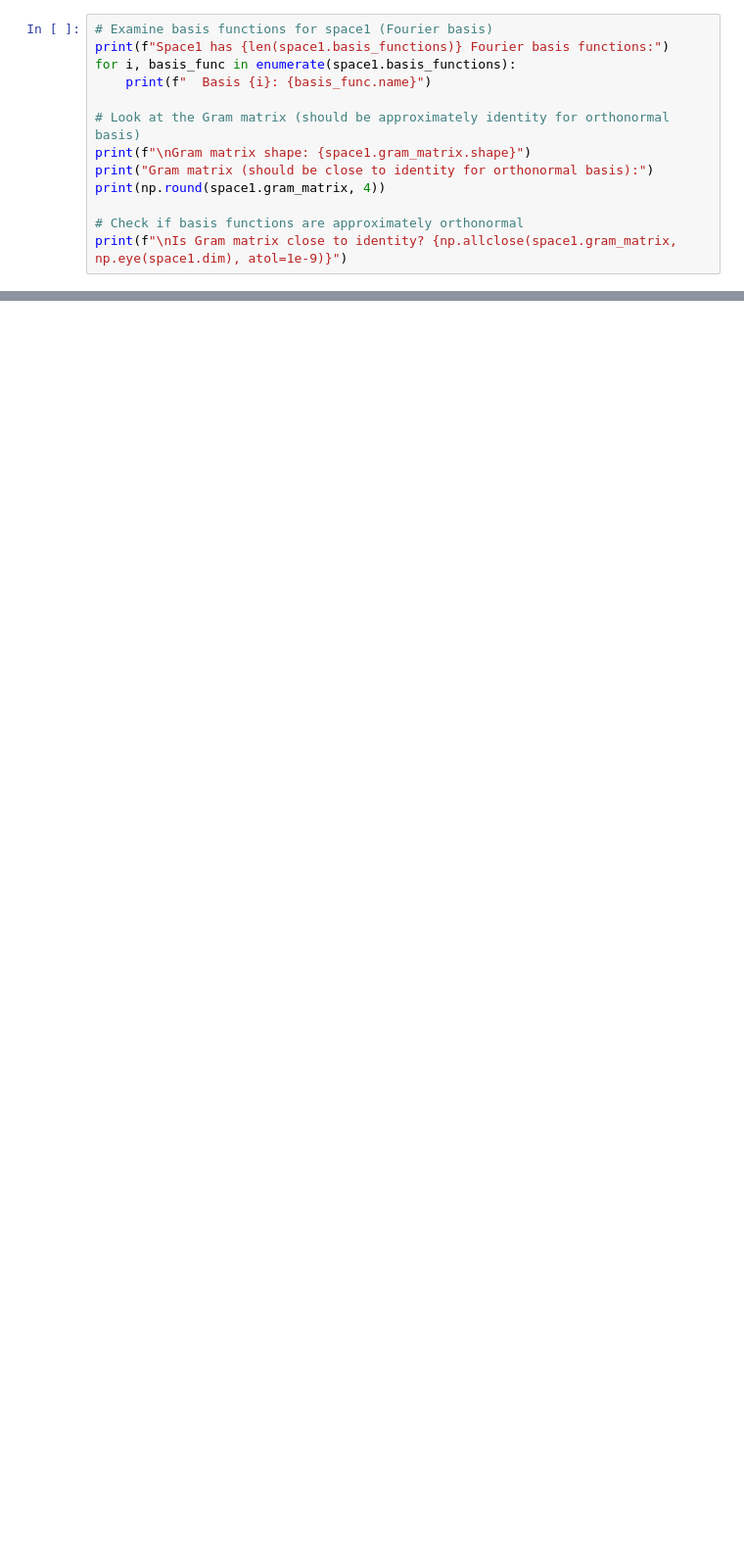
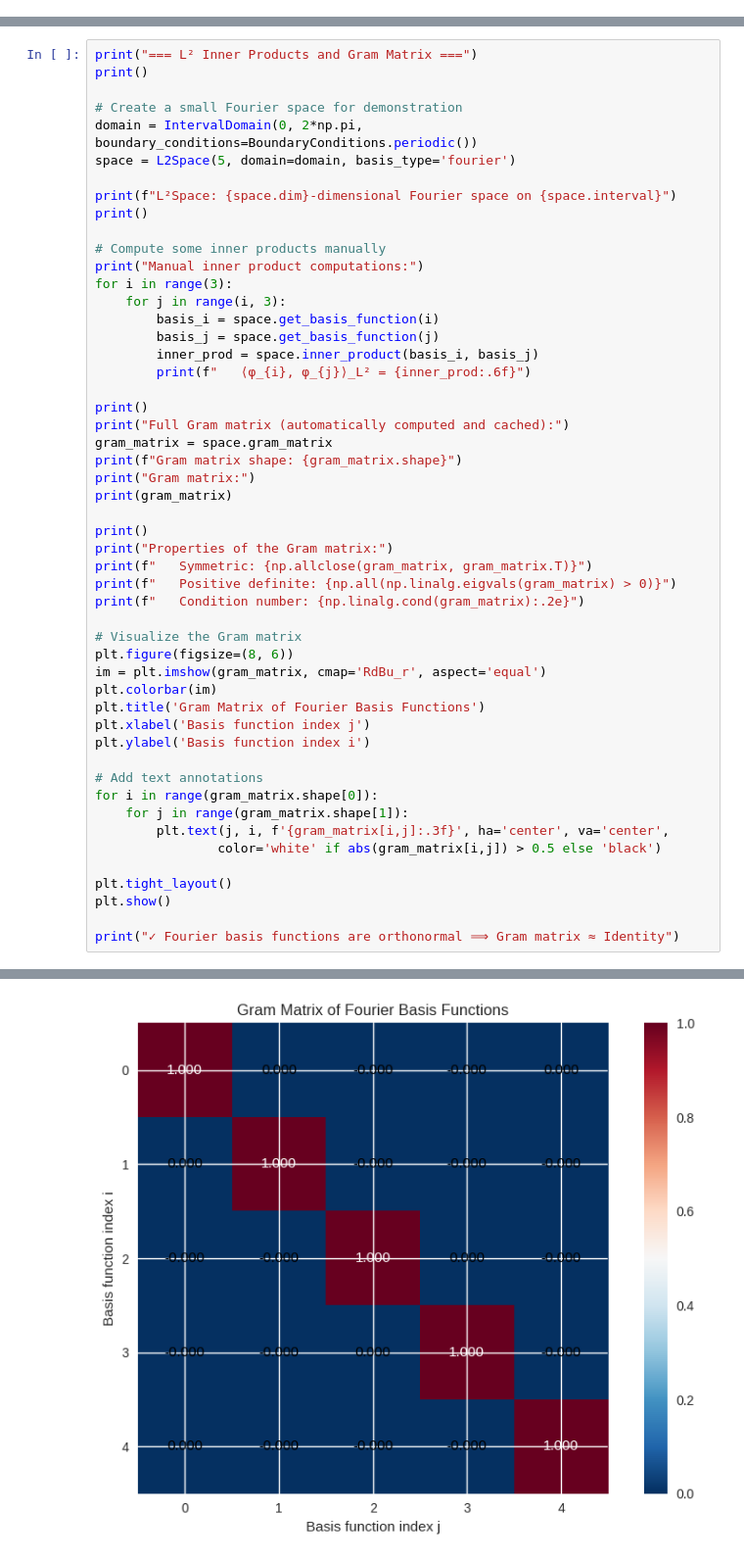
Before and after one commit to da380/pygeoinf, a Jupyter notebook: pygeoinf/interval/demos/l2_space_demo.ipynb, the cells around one changed output, grey strips where cells are left out. Shown at 98% size. Cells and saved outputs as stored; diff of their text form; blank space fills up the shorter version.

Commit message:
created new l2 space demo and small correction in l2space

```diff
--- a/pygeoinf/interval/demos/l2_space_demo.ipynb
+++ b/pygeoinf/interval/demos/l2_space_demo.ipynb
@@ -92,13 +0,0 @@ Each basis type has different mathematical properties and is suited for differen
-# %%
-# Examine basis functions for space1 (Fourier basis)
-print(f"Space1 has {len(space1.basis_functions)} Fourier basis functions:")
-for i, basis_func in enumerate(space1.basis_functions):
-    print(f"  Basis {i}: {basis_func.name}")
-
-# Look at the Gram matrix (should be approximately identity for orthonormal basis)
-print(f"\nGram matrix shape: {space1.gram_matrix.shape}")
-print("Gram matrix (should be close to identity for orthonormal basis):")
-print(np.round(space1.gram_matrix, 4))
-
-# Check if basis functions are approximately orthonormal
-print(f"\nIs Gram matrix close to identity? {np.allclose(space1.gram_matrix, np.eye(space1.dim), atol=1e-9)}")
@@ -797,0 +257,52 @@ print("Linear operations commute?", np.allclose(coeffs_modified, coeffs_direct))
+# %%
+print("=== L² Inner Products and Gram Matrix ===")
+print()
+
+# Create a small Fourier space for demonstration
+domain = IntervalDomain(0, 2*np.pi, boundary_conditions=BoundaryConditions.periodic())
+space = L2Space(5, domain=domain, basis_type='fourier')
+
+print(f"L²Space: {space.dim}-dimensional Fourier space on {space.interval}")
+print()
+
+# Compute some inner products manually
+print("Manual inner product computations:")
+for i in range(3):
+    for j in range(i, 3):
+        basis_i = space.get_basis_function(i)
+        basis_j = space.get_basis_function(j)
+        inner_prod = space.inner_product(basis_i, basis_j)
+        print(f"   ⟨φ_{i}, φ_{j}⟩_L² = {inner_prod:.6f}")
+
+print()
+print("Full Gram matrix (automatically computed and cached):")
+gram_matrix = space.gram_matrix
+print(f"Gram matrix shape: {gram_matrix.shape}")
+print("Gram matrix:")
+print(gram_matrix)
+
+print()
+print("Properties of the Gram matrix:")
+print(f"   Symmetric: {np.allclose(gram_matrix, gram_matrix.T)}")
+print(f"   Positive definite: {np.all(np.linalg.eigvals(gram_matrix) > 0)}")
+print(f"   Condition number: {np.linalg.cond(gram_matrix):.2e}")
+
+# Visualize the Gram matrix
+plt.figure(figsize=(8, 6))
+im = plt.imshow(gram_matrix, cmap='RdBu_r', aspect='equal')
+plt.colorbar(im)
+plt.title('Gram Matrix of Fourier Basis Functions')
+plt.xlabel('Basis function index j')
+plt.ylabel('Basis function index i')
+
+# Add text annotations
+for i in range(gram_matrix.shape[0]):
+    for j in range(gram_matrix.shape[1]):
+        plt.text(j, i, f'{gram_matrix[i,j]:.3f}', ha='center', va='center',
+                color='white' if abs(gram_matrix[i,j]) > 0.5 else 'black')
+
+plt.tight_layout()
+plt.show()
+
+print("✓ Fourier basis functions are orthonormal ⟹ Gram matrix ≈ Identity")
+# %% [output]
@@ -797,0 +326 @@ print("Linear operations commute?", np.allclose(coeffs_modified, coeffs_direct))
+[figure, added]
```
Also changed, not shown: parts of 45 cells of this notebook, 1 other file.
